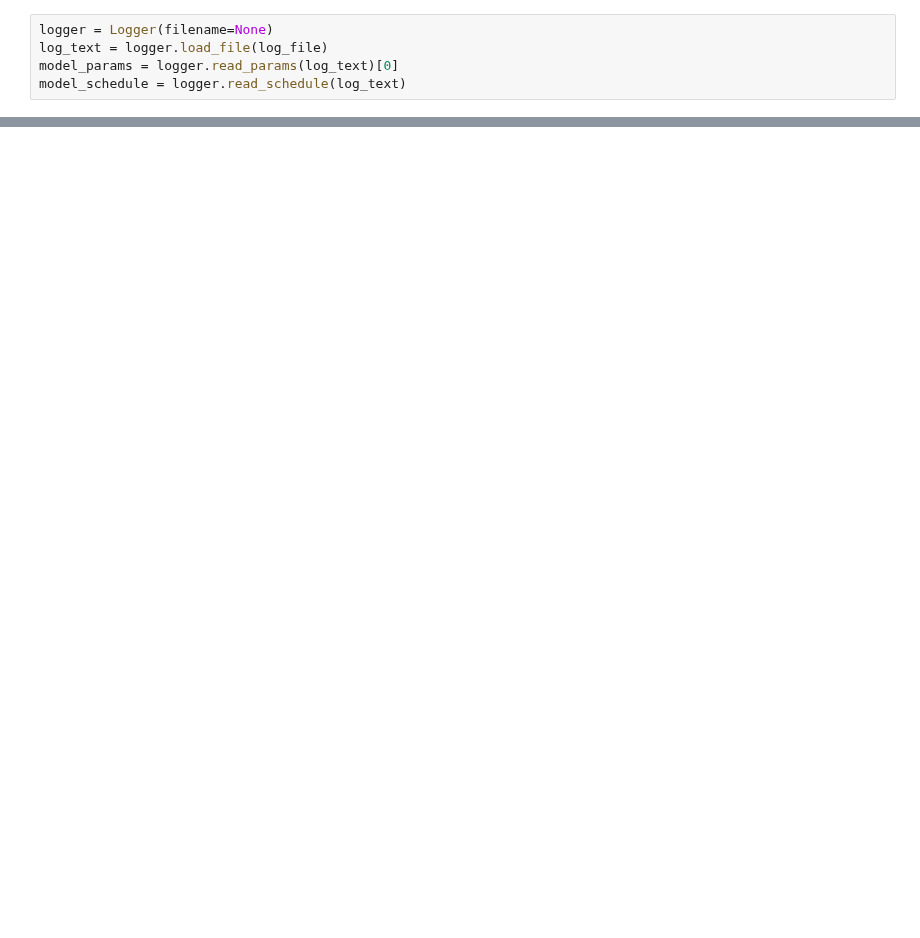
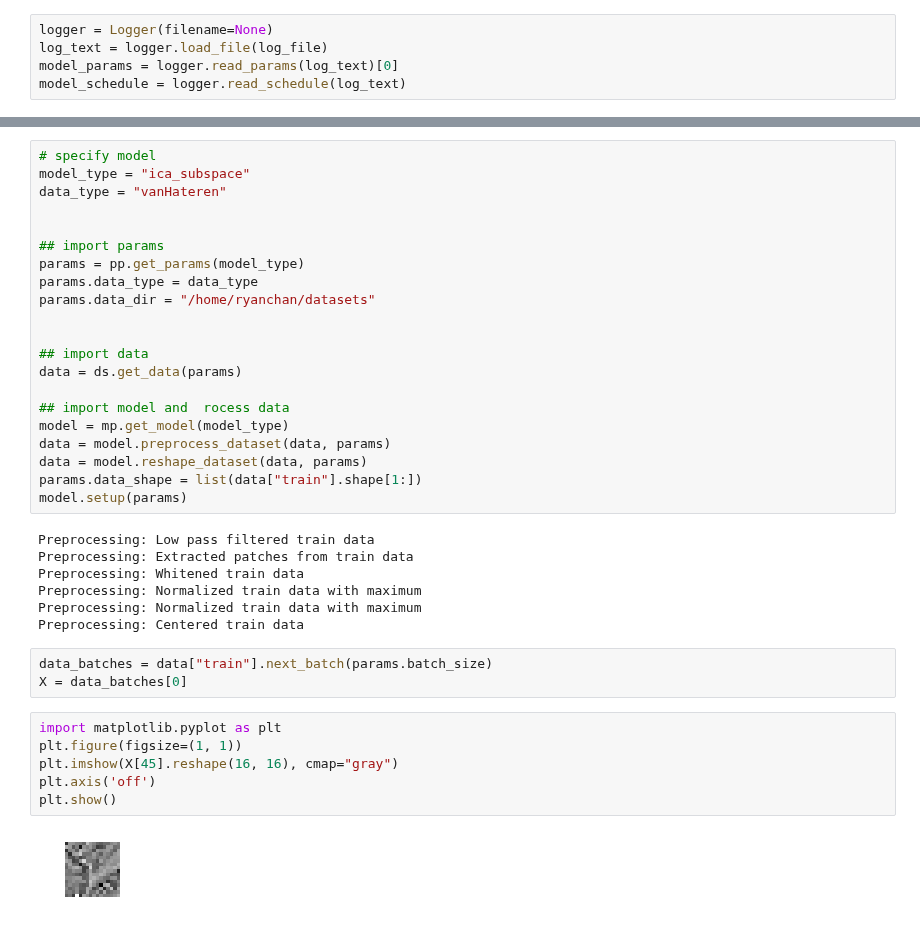
Before and after one commit to dpaiton/DeepSparseCoding, a Jupyter notebook: monitor_train2.ipynb, the cells around one changed output, grey strips where cells are left out. Drawn from its saved outputs; the diff is of its cells as text; blank space fills up the shorter version.

```diff
--- a/monitor_train2.ipynb
+++ b/monitor_train2.ipynb
@@ -137,0 +230,39 @@ plot_weight(w_analy, 49)
+# %%
+# specify model
+model_type = "ica_subspace"
+data_type = "vanHateren"
+
+
+## import params
+params = pp.get_params(model_type)
+params.data_type = data_type
+params.data_dir = "/home/ryanchan/datasets"
+
+
+## import data
+data = ds.get_data(params)
+
+## import model and  rocess data
+model = mp.get_model(model_type)
+data = model.preprocess_dataset(data, params)
+data = model.reshape_dataset(data, params)
+params.data_shape = list(data["train"].shape[1:])
+model.setup(params)
+# %% [output]
+Preprocessing: Low pass filtered train data
+Preprocessing: Extracted patches from train data
+Preprocessing: Whitened train data
+Preprocessing: Normalized train data with maximum
+Preprocessing: Normalized train data with maximum
+Preprocessing: Centered train data
+# %%
+data_batches = data["train"].next_batch(params.batch_size)
+X = data_batches[0]
+# %%
+import matplotlib.pyplot as plt
+plt.figure(figsize=(1, 1))
+plt.imshow(X[45].reshape(16, 16), cmap="gray")
+plt.axis('off')
+plt.show()
+# %% [output]
+[figure, added]
```
Also changed, not shown: parts of 33 cells of this notebook.
